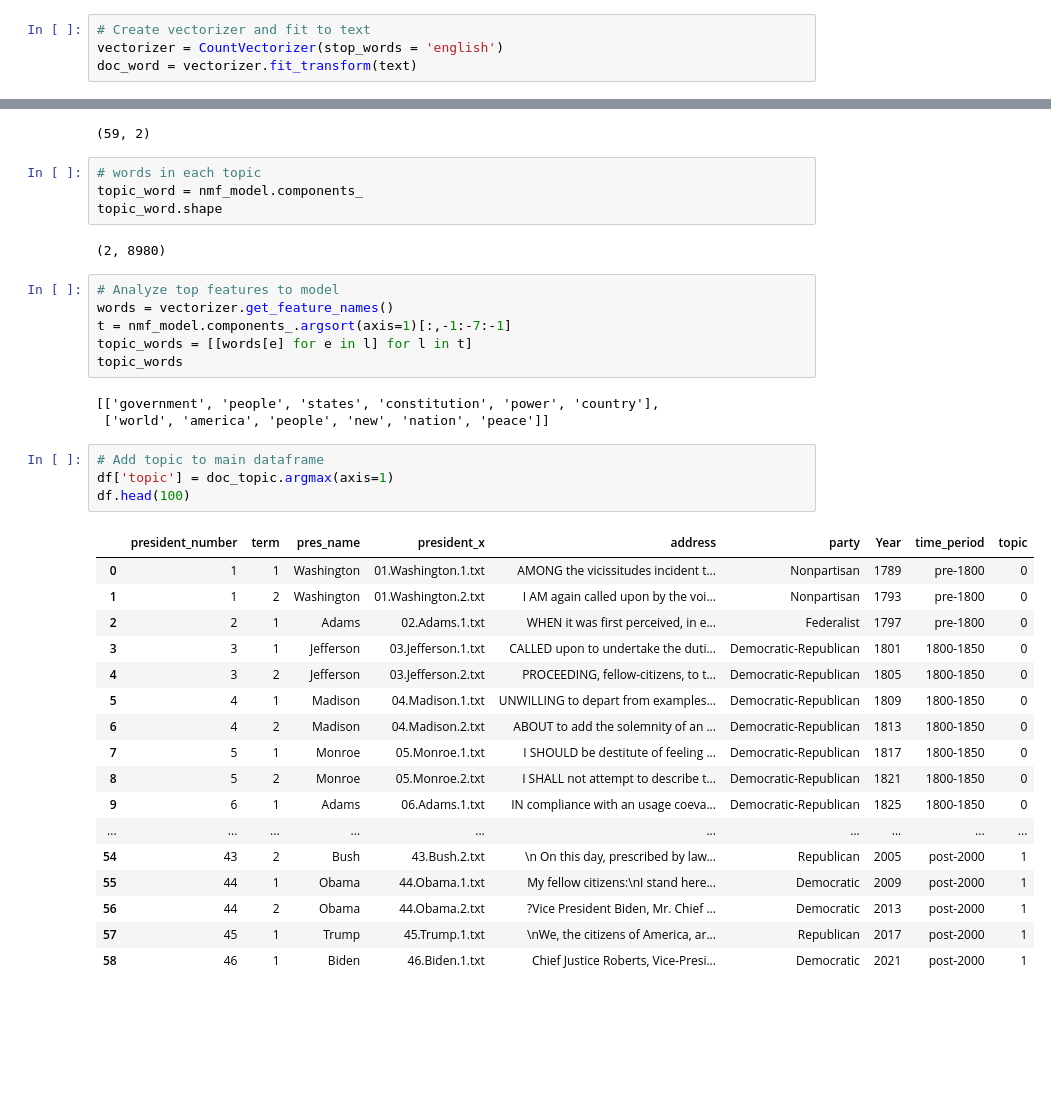
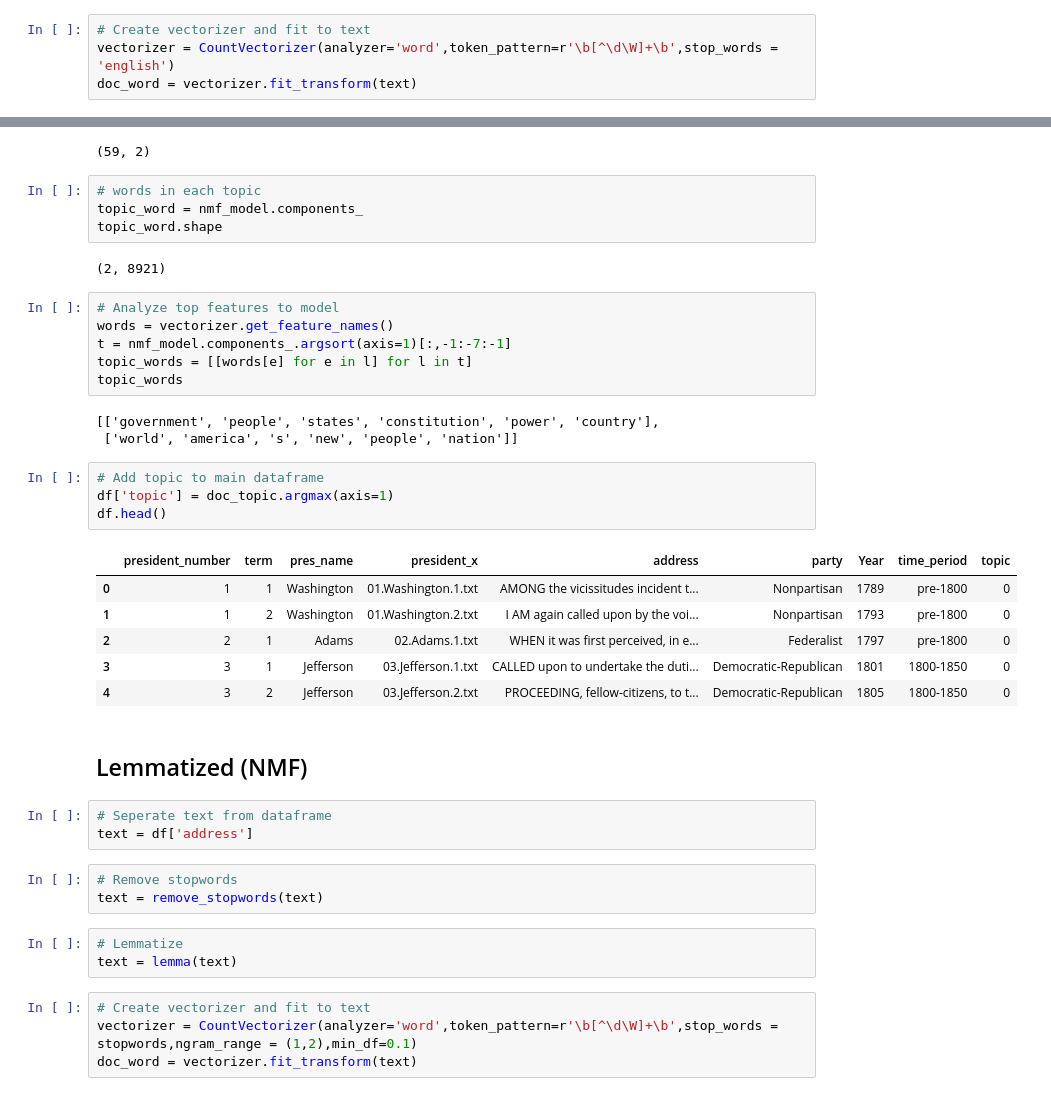
Before and after one commit to andrewdouglassmith1/NLP_Inaugural_Addresses, a Jupyter notebook: Code/03_NLP_Analysis.ipynb, the cells around one changed output, grey strips where cells are left out. Cells and saved outputs as stored; diff of their text form; blank space fills up the shorter version.

```diff
--- a/Code/03_NLP_Analysis.ipynb
+++ b/Code/03_NLP_Analysis.ipynb
@@ -49,7 +177,7 @@ df.head()
 text = df['address']
 # %%
 # Create vectorizer and fit to text
-vectorizer = CountVectorizer(stop_words = 'english')
+vectorizer = CountVectorizer(analyzer='word',token_pattern=r'\b[^\d\W]+\b',stop_words = 'english')
 doc_word = vectorizer.fit_transform(text)
 # %%
 # Fit and transform NMF
@@ -63,7 +191,7 @@ doc_topic.shape
 topic_word = nmf_model.components_
 topic_word.shape
 # %% [output]
-(2, 8980)
+(2, 8921)
 # %%
 # Analyze top features to model
 words = vectorizer.get_feature_names()
@@ -72,26 +200,30 @@ topic_words = [[words[e] for e in l] for l in t]
 topic_words
 # %% [output]
 [['government', 'people', 'states', 'constitution', 'power', 'country'],
- ['world', 'america', 'people', 'new', 'nation', 'peace']]
+ ['world', 'america', 's', 'new', 'people', 'nation']]
 # %%
 # Add topic to main dataframe
 df['topic'] = doc_topic.argmax(axis=1)
-df.head(100)
+df.head()
 # %% [output]
 |  | president_number | term | pres_name | president_x | address | party | Year | time_period | topic |
 | 0 | 1 | 1 | Washington | 01.Washington.1.txt | AMONG the vicissitudes incident t... | Nonpartisan | 1789 | pre-1800 | 0 |
 | 1 | 1 | 2 | Washington | 01.Washington.2.txt | I AM again called upon by the voi... | Nonpartisan | 1793 | pre-1800 | 0 |
 | 2 | 2 | 1 | Adams | 02.Adams.1.txt | WHEN it was first perceived, in e... | Federalist | 1797 | pre-1800 | 0 |
 | 3 | 3 | 1 | Jefferson | 03.Jefferson.1.txt | CALLED upon to undertake the duti... | Democratic-Republican | 1801 | 1800-1850 | 0 |
 | 4 | 3 | 2 | Jefferson | 03.Jefferson.2.txt | PROCEEDING, fellow-citizens, to t... | Democratic-Republican | 1805 | 1800-1850 | 0 |
-| 5 | 4 | 1 | Madison | 04.Madison.1.txt | UNWILLING to depart from examples... | Democratic-Republican | 1809 | 1800-1850 | 0 |
-| 6 | 4 | 2 | Madison | 04.Madison.2.txt | ABOUT to add the solemnity of an ... | Democratic-Republican | 1813 | 1800-1850 | 0 |
-| 7 | 5 | 1 | Monroe | 05.Monroe.1.txt | I SHOULD be destitute of feeling ... | Democratic-Republican | 1817 | 1800-1850 | 0 |
-| 8 | 5 | 2 | Monroe | 05.Monroe.2.txt | I SHALL not attempt to describe t... | Democratic-Republican | 1821 | 1800-1850 | 0 |
-| 9 | 6 | 1 | Adams | 06.Adams.1.txt | IN compliance with an usage coeva... | Democratic-Republican | 1825 | 1800-1850 | 0 |
-| ... | ... | ... | ... | ... | ... | ... | ... | ... | ... |
-| 54 | 43 | 2 | Bush | 43.Bush.2.txt | \n On this day, prescribed by law... | Republican | 2005 | post-2000 | 1 |
-| 55 | 44 | 1 | Obama | 44.Obama.1.txt | My fellow citizens:\nI stand here... | Democratic | 2009 | post-2000 | 1 |
-| 56 | 44 | 2 | Obama | 44.Obama.2.txt | ?Vice President Biden, Mr. Chief ... | Democratic | 2013 | post-2000 | 1 |
-| 57 | 45 | 1 | Trump | 45.Trump.1.txt | \nWe, the citizens of America, ar... | Republican | 2017 | post-2000 | 1 |
-| 58 | 46 | 1 | Biden | 46.Biden.1.txt | Chief Justice Roberts, Vice-Presi... | Democratic | 2021 | post-2000 | 1 |
+# %% [markdown]
+## Lemmatized (NMF)
+# %%
+# Seperate text from dataframe
+text = df['address']
+# %%
+# Remove stopwords
+text = remove_stopwords(text)
+# %%
+# Lemmatize
+text = lemma(text)
+# %%
+# Create vectorizer and fit to text
+vectorizer = CountVectorizer(analyzer='word',token_pattern=r'\b[^\d\W]+\b',stop_words = stopwords,ngram_range = (1,2),min_df=0.1)
+doc_word = vectorizer.fit_transform(text)
```
Also changed, not shown: parts of 40 cells of this notebook, 2 other files.
